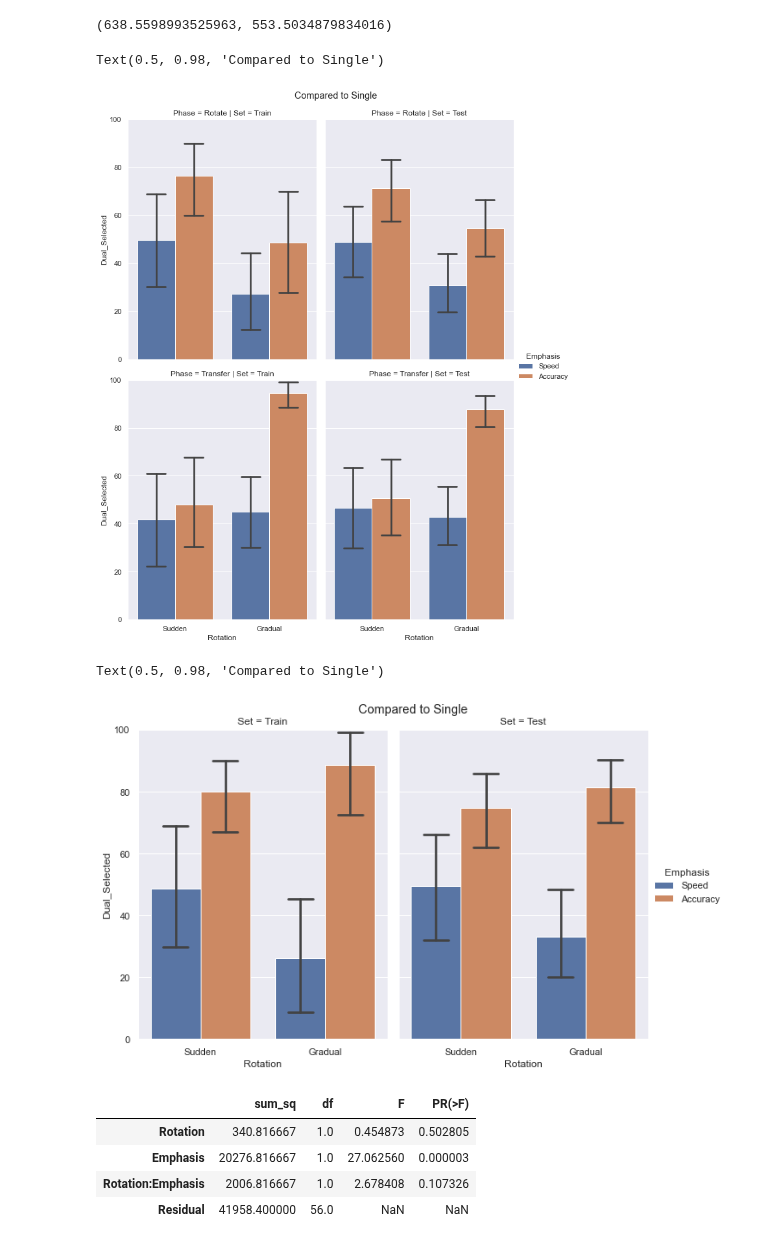
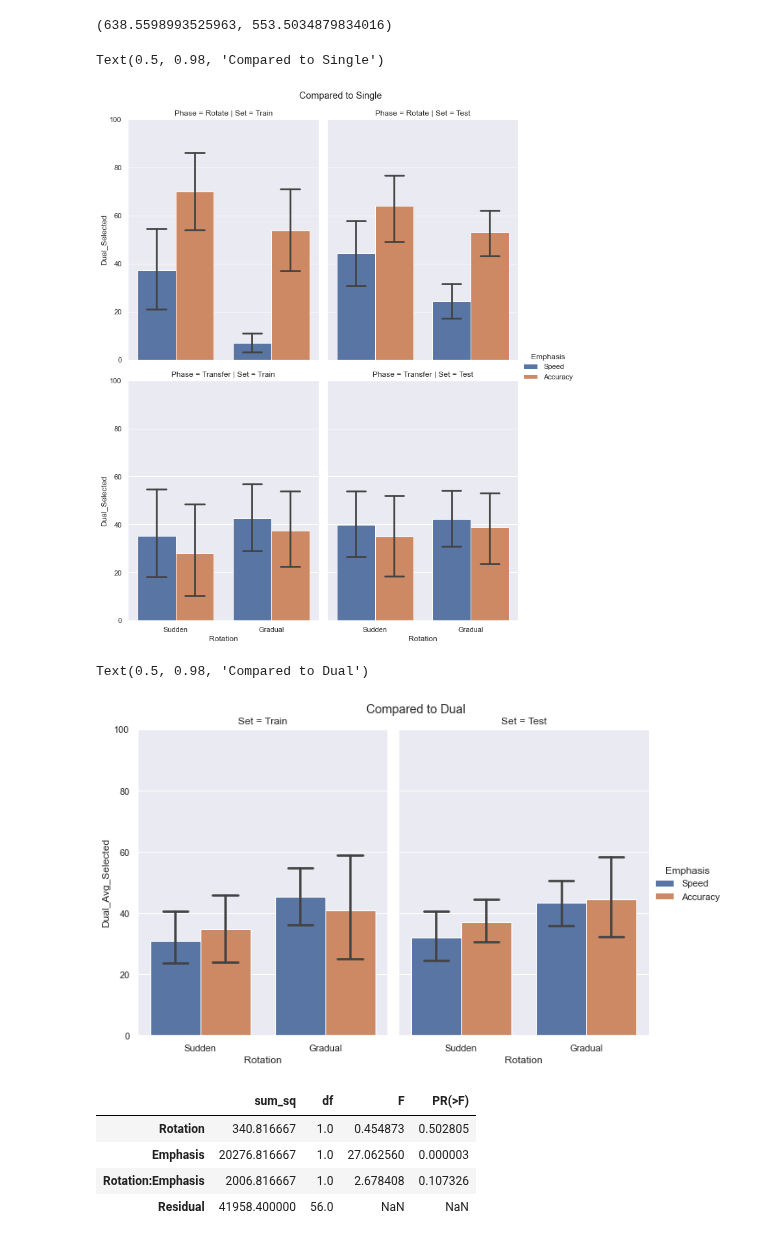
Before and after one commit to tejas-savalia/Lab-Codes, a Jupyter notebook: Psychtoolbox/Visuomotor_Adaptation_Tablet/python_scripts/model_comparisons.ipynb, the cells around one changed output. Cells and saved outputs as stored; diff of their text form; code cells hidden in the pictures.

```diff
--- a/Psychtoolbox/Visuomotor_Adaptation_Tablet/python_scripts/model_comparisons.ipynb
+++ b/Psychtoolbox/Visuomotor_Adaptation_Tablet/python_scripts/model_comparisons.ipynb
@@ -184,0 +225,3 @@ ll_single_combined = np.concatenate((ll_single, ll_single_transfer), axis = 2)
+# %%
+participant = 21
+fits_dual[0][participant][4], sum(ll_dual_704[0][participant])
@@ -222,6 +274,8 @@ single_lls = [single_rotate_lls[0], single_rotate_lls[1], single_transfer_lls[2]
 # %%
-dual_lls = get_lls(fits_dual, ll_dual, 0)
-single_lls = get_lls(fits_single, ll_single, 0)
+dual_lls = get_lls(fits_dual, ll_dual_704, 0)
+single_lls = get_lls(fits_single, ll_single_704, 0)
+# %%
+dual_avg_lls = get_lls(fits_avg, ll_dual_avg, 0)
 # %%
 dual_lls[]
 # %%
@@ -279,8 +333,8 @@ def get_train_test_split(ll_selected, ll_compared, model_selected):
     ))
     return df
 # %%
-df_full_split = get_full_split_df(dual_lls, single_lls, "Dual_Selected")
-df_train_test = get_train_test_split(dual_lls, single_lls, "Dual_Selected")
+#df_full_split = get_full_split_df(dual_combined_lls, single_combined_lls, "Dual_Selected")
+df_train_test = get_train_test_split(dual_avg_lls, dual_lls, "Dual_Avg_Selected")
 # %%
 g = sns.catplot(x="Rotation", y="Dual_Selected", hue="Emphasis", col="Set", row = "Phase",
                 capsize=.2, height=6, aspect=.75,ci = 95,
@@ -290,17 +344,17 @@ plt.ylim((0, 100))
 g.fig.suptitle('Compared to Single')
 # %% [output]
 Text(0.5, 0.98, 'Compared to Single')
-[figure, old version]
+[figure, new version]
 # %%
-g = sns.catplot(x="Rotation", y="Dual_Selected", hue="Emphasis", col="Set",
+g = sns.catplot(x="Rotation", y="Dual_Avg_Selected", hue="Emphasis", col="Set",
                 capsize=.2, height=6, aspect=.75,ci = 95,
                 kind = 'bar', data=df_train_test)
 plt.subplots_adjust(top=0.91)
 plt.ylim((0, 100))
-g.fig.suptitle('Compared to Single')
+g.fig.suptitle('Compared to Dual')
 # %% [output]
-Text(0.5, 0.98, 'Compared to Single')
+Text(0.5, 0.98, 'Compared to Dual')
-[figure, old version]
+[figure, new version]
 # %%
 model = smf.ols('Dual_Selected ~ Rotation*Emphasis', data=df_train_test[df_full_split['Set'] == 'Test']).fit()
 anova_table = sm.stats.anova_lm(model, typ=2)
```
Also changed, not shown: parts of 12 cells of this notebook, 1 other file.
